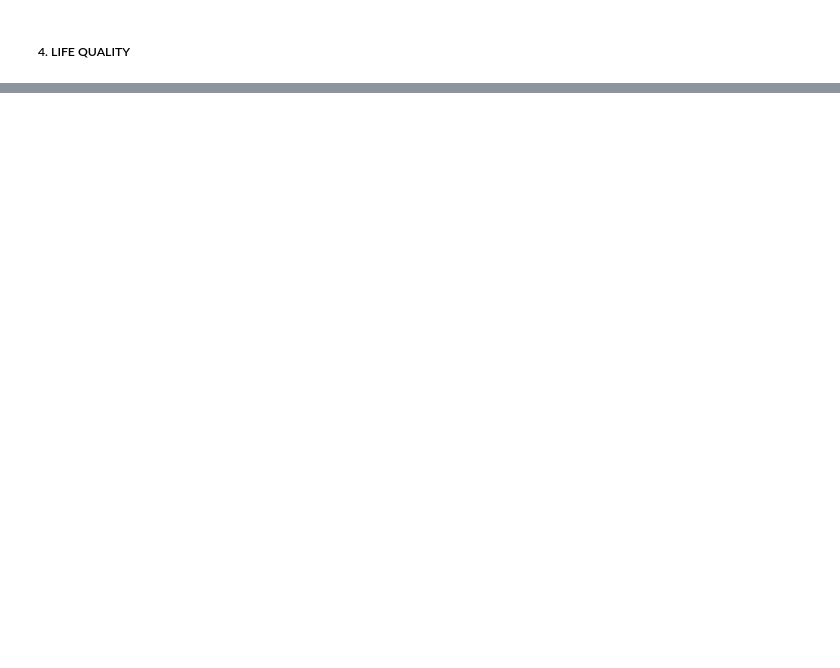
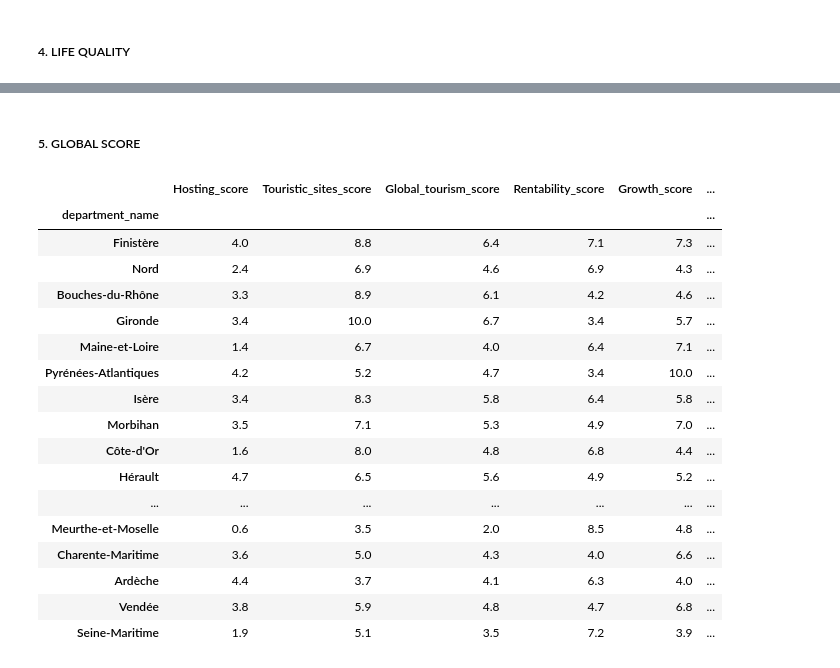
Before and after one commit to MChvtta/prello_scoring_system, a Jupyter notebook: notebooks/ES_Transformation.ipynb, the cells around one changed output, grey strips where cells are left out. Drawn from its saved outputs; the diff is of its cells as text; code cells hidden in the pictures; blank space fills up the shorter version.

```diff
--- a/notebooks/ES_Transformation.ipynb
+++ b/notebooks/ES_Transformation.ipynb
@@ -604,2 +954,9 @@ tourism_scoring
 # %% [markdown]
 ##### 3. SECONDARY HOME
+# %%
+secondary_home_scoring= pd.DataFrame()
+secondary_home_scoring['Surface_score'] = df_scaled_secondary_home['surface']*10
+secondary_home_scoring['Secondary_home_growth_score'] = df_scaled_secondary_home['evolution_secondary_homes']*10
+secondary_home_scoring['Tax_score'] = df_scaled_secondary_home["Taxe d'habitation moyenne en 2023"]*10
+secondary_home_scoring['Global_secondary_home_score'] = round(((secondary_home_scoring['Surface_score']/2) + secondary_home_scoring['Secondary_home_growth_score'] + secondary_home_scoring['Tax_score'])/2.5,1)
+secondary_home_scoring.sort_values("Global_secondary_home_score", ascending=False).head()
@@ -606,2 +971,9 @@ tourism_scoring
 # %% [markdown]
 ##### 4. LIFE QUALITY
+# %%
+life_quality_scoring= pd.DataFrame()
+life_quality_scoring['Sun_score'] = df_scaled_life_quality['Ensoleillement']*10
+life_quality_scoring['Safety_score'] = df_scaled_life_quality['Criminality']*10
+life_quality_scoring['Health_score'] = df_scaled_life_quality["Health"]*10
+life_quality_scoring['Global_life_quality_score'] = round(((life_quality_scoring['Sun_score'])/2 + life_quality_scoring['Safety_score'] + life_quality_scoring['Health_score'])/2.5,1)
+life_quality_scoring.sort_values("Global_life_quality_score", ascending=False).head()
@@ -607,0 +988,28 @@ tourism_scoring
+# %% [markdown]
+##### 5. GLOBAL SCORE
+# %%
+global_scoring_merge_1 = tourism_scoring.merge(real_estate_scoring, on="department_name")
+global_scoring_merge_2 = global_scoring_merge_1.merge(secondary_home_scoring, on="department_name")
+global_scoring_merge_3 = global_scoring_merge_2.merge(life_quality_scoring, on="department_name")
+global_scoring_merge_3["Global_scoring"]= round((global_scoring_merge_3["Global_tourism_score"]+global_scoring_merge_3["Global_real_estate_score"]+global_scoring_merge_3["Global_secondary_home_score"]+global_scoring_merge_3["Global_life_quality_score"])/4,1)
+global_scoring_table=global_scoring_merge_3
+global_scoring_table.sort_values("Global_scoring", ascending=False).head(25)
+# %% [output]
+|  | Hosting_score | Touristic_sites_score | Global_tourism_score | Rentability_score | Growth_score | ... |
+| department_name |  |  |  |  |  | ... |
+| Finistère | 4.0 | 8.8 | 6.4 | 7.1 | 7.3 | ... |
+| Nord | 2.4 | 6.9 | 4.6 | 6.9 | 4.3 | ... |
+| Bouches-du-Rhône | 3.3 | 8.9 | 6.1 | 4.2 | 4.6 | ... |
+| Gironde | 3.4 | 10.0 | 6.7 | 3.4 | 5.7 | ... |
+| Maine-et-Loire | 1.4 | 6.7 | 4.0 | 6.4 | 7.1 | ... |
+| Pyrénées-Atlantiques | 4.2 | 5.2 | 4.7 | 3.4 | 10.0 | ... |
+| Isère | 3.4 | 8.3 | 5.8 | 6.4 | 5.8 | ... |
+| Morbihan | 3.5 | 7.1 | 5.3 | 4.9 | 7.0 | ... |
+| Côte-d'Or | 1.6 | 8.0 | 4.8 | 6.8 | 4.4 | ... |
+| Hérault | 4.7 | 6.5 | 5.6 | 4.9 | 5.2 | ... |
+| ... | ... | ... | ... | ... | ... | ... |
+| Meurthe-et-Moselle | 0.6 | 3.5 | 2.0 | 8.5 | 4.8 | ... |
+| Charente-Maritime | 3.6 | 5.0 | 4.3 | 4.0 | 6.6 | ... |
+| Ardèche | 4.4 | 3.7 | 4.1 | 6.3 | 4.0 | ... |
+| Vendée | 3.8 | 5.9 | 4.8 | 4.7 | 6.8 | ... |
+| Seine-Maritime | 1.9 | 5.1 | 3.5 | 7.2 | 3.9 | ... |
```
Also changed, not shown: parts of 31 cells of this notebook, 1 other file.
